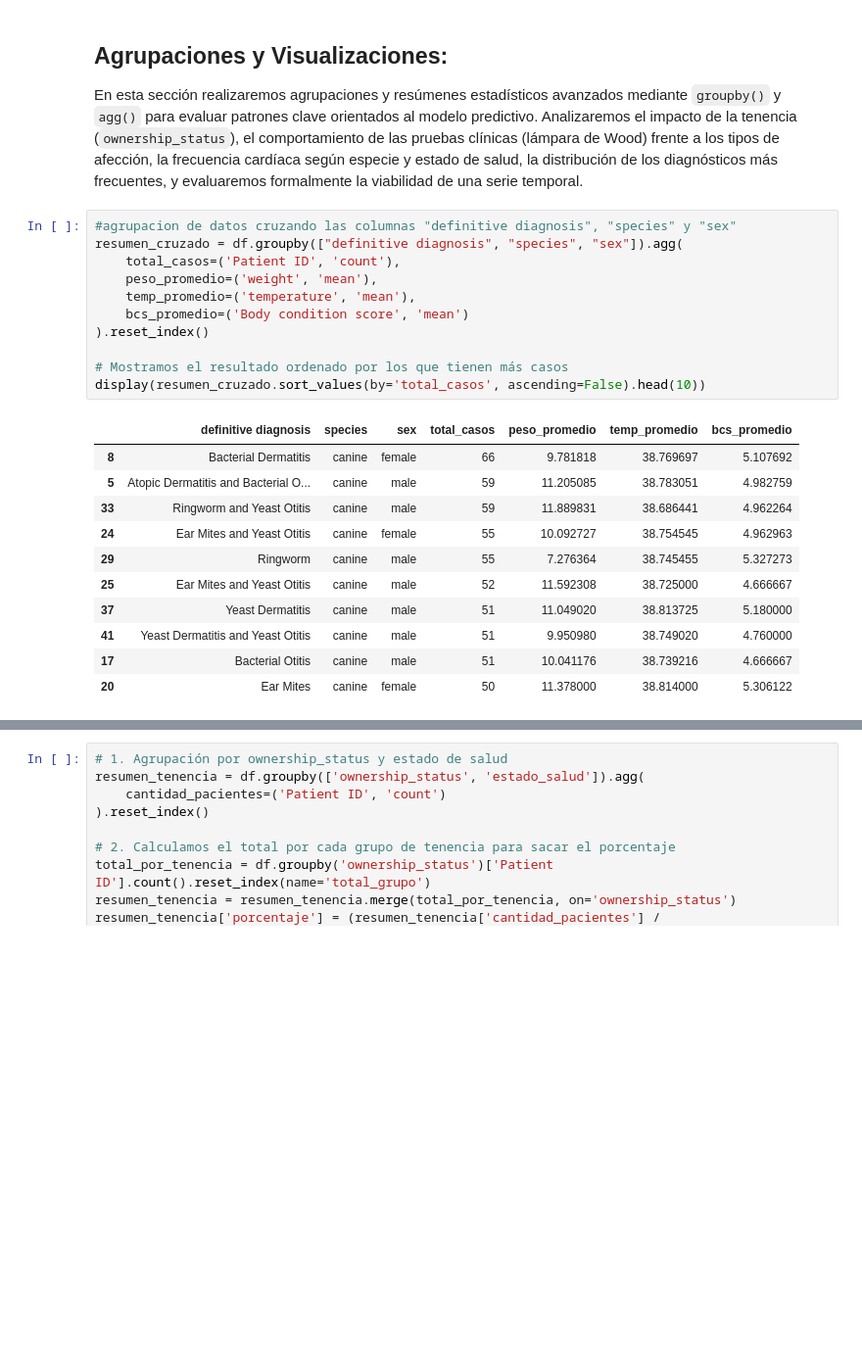
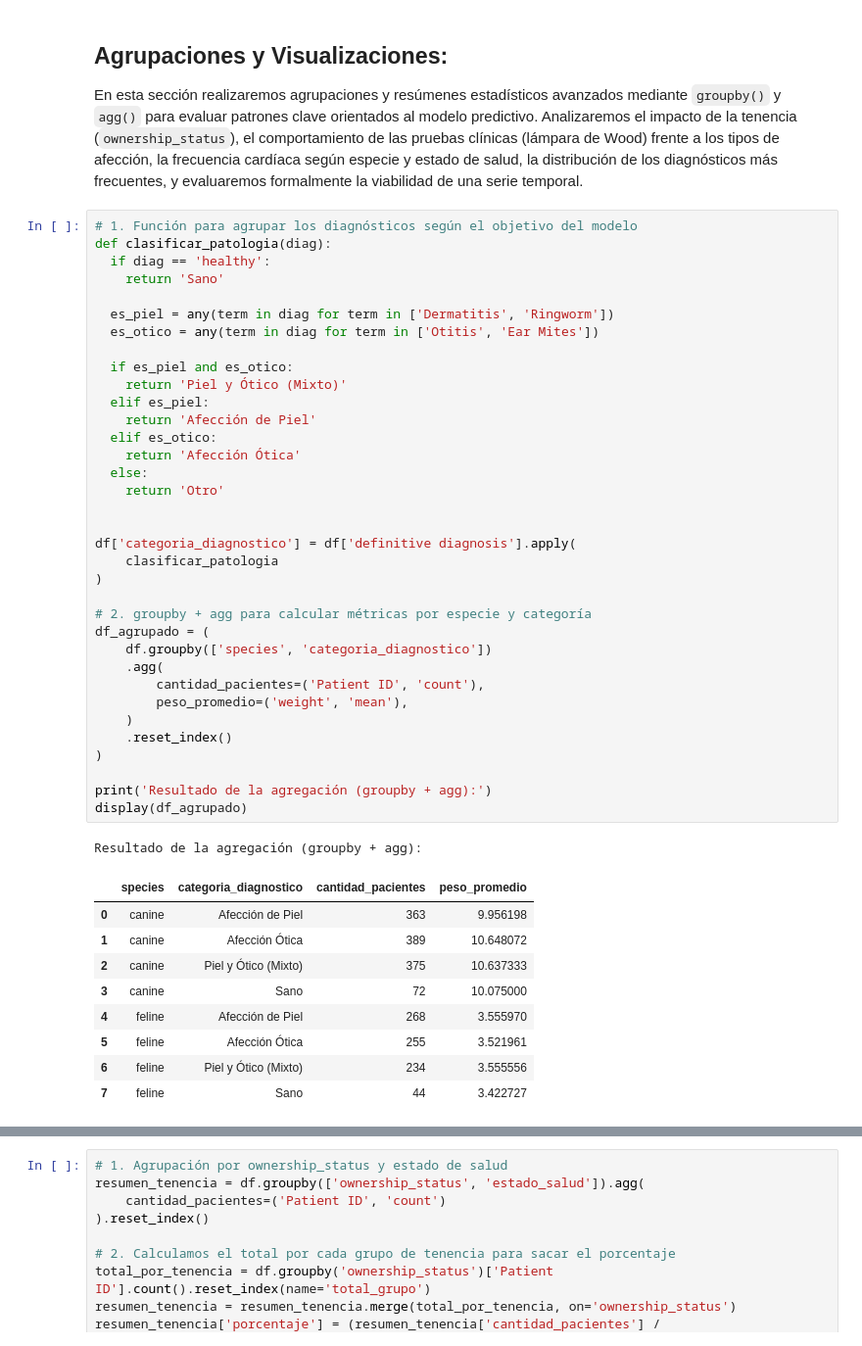
Before and after one commit to juanacebreiros2-ai/TP-PYTONH, a Jupyter notebook: pruebaDataset10.ipynb, the cells around one changed output, grey strips where cells are left out. Shown at 98% size. Cells and saved outputs as stored; diff of their text form; blank space fills up the shorter version.

```diff
--- a/pruebaDataset10.ipynb
+++ b/pruebaDataset10.ipynb
@@ -923,25 +923,48 @@ En general, no se identifican correlaciones lineales fuertes entre las caracter
 ## Agrupaciones y Visualizaciones:
 En esta sección realizaremos agrupaciones y resúmenes estadísticos avanzados mediante `groupby()` y `agg()` para evaluar patrones clave orientados al modelo predictivo. Analizaremos el impacto de la tenencia (`ownership_status`), el comportamiento de las pruebas clínicas (lámpara de Wood) frente a los tipos de afección, la frecuencia cardíaca según especie y estado de salud, la distribución de los diagnósticos más frecuentes, y evaluaremos formalmente la viabilidad de una serie temporal.
 # %%
-#agrupacion de datos cruzando las columnas "definitive diagnosis", "species" y "sex"
-resumen_cruzado = df.groupby(["definitive diagnosis", "species", "sex"]).agg(
-    total_casos=('Patient ID', 'count'),
-    peso_promedio=('weight', 'mean'),
-    temp_promedio=('temperature', 'mean'),
-    bcs_promedio=('Body condition score', 'mean')
-).reset_index()
+# 1. Función para agrupar los diagnósticos según el objetivo del modelo
+def clasificar_patologia(diag):
+  if diag == 'healthy':
+    return 'Sano'
 
-# Mostramos el resultado ordenado por los que tienen más casos
-display(resumen_cruzado.sort_values(by='total_casos', ascending=False).head(10))
+  es_piel = any(term in diag for term in ['Dermatitis', 'Ringworm'])
+  es_otico = any(term in diag for term in ['Otitis', 'Ear Mites'])
+
+  if es_piel and es_otico:
+    return 'Piel y Ótico (Mixto)'
+  elif es_piel:
+    return 'Afección de Piel'
+  elif es_otico:
+    return 'Afección Ótica'
+  else:
+    return 'Otro'
+
+
+df['categoria_diagnostico'] = df['definitive diagnosis'].apply(
+    clasificar_patologia
+)
+
+# 2. groupby + agg para calcular métricas por especie y categoría
+df_agrupado = (
+    df.groupby(['species', 'categoria_diagnostico'])
+    .agg(
+        cantidad_pacientes=('Patient ID', 'count'),
+        peso_promedio=('weight', 'mean'),
+    )
+    .reset_index()
+)
+
+print('Resultado de la agregación (groupby + agg):')
+display(df_agrupado)
 # %% [output]
+Resultado de la agregación (groupby + agg):
-|  | definitive diagnosis | species | sex | total_casos | peso_promedio | temp_promedio | bcs_promedio |
-| 8 | Bacterial Dermatitis | canine | female | 66 | 9.781818 | 38.769697 | 5.107692 |
-| 5 | Atopic Dermatitis and Bacterial O... | canine | male | 59 | 11.205085 | 38.783051 | 4.982759 |
-| 33 | Ringworm and Yeast Otitis | canine | male | 59 | 11.889831 | 38.686441 | 4.962264 |
-| 24 | Ear Mites and Yeast Otitis | canine | female | 55 | 10.092727 | 38.754545 | 4.962963 |
-| 29 | Ringworm | canine | male | 55 | 7.276364 | 38.745455 | 5.327273 |
-| 25 | Ear Mites and Yeast Otitis | canine | male | 52 | 11.592308 | 38.725000 | 4.666667 |
-| 37 | Yeast Dermatitis | canine | male | 51 | 11.049020 | 38.813725 | 5.180000 |
-| 41 | Yeast Dermatitis and Yeast Otitis | canine | male | 51 | 9.950980 | 38.749020 | 4.760000 |
-| 17 | Bacterial Otitis | canine | male | 51 | 10.041176 | 38.739216 | 4.666667 |
-| 20 | Ear Mites | canine | female | 50 | 11.378000 | 38.814000 | 5.306122 |
+|  | species | categoria_diagnostico | cantidad_pacientes | peso_promedio |
+| 0 | canine | Afección de Piel | 363 | 9.956198 |
+| 1 | canine | Afección Ótica | 389 | 10.648072 |
+| 2 | canine | Piel y Ótico (Mixto) | 375 | 10.637333 |
+| 3 | canine | Sano | 72 | 10.075000 |
+| 4 | feline | Afección de Piel | 268 | 3.555970 |
+| 5 | feline | Afección Ótica | 255 | 3.521961 |
+| 6 | feline | Piel y Ótico (Mixto) | 234 | 3.555556 |
+| 7 | feline | Sano | 44 | 3.422727 |
```
Also changed, not shown: parts of 7 cells of this notebook.
